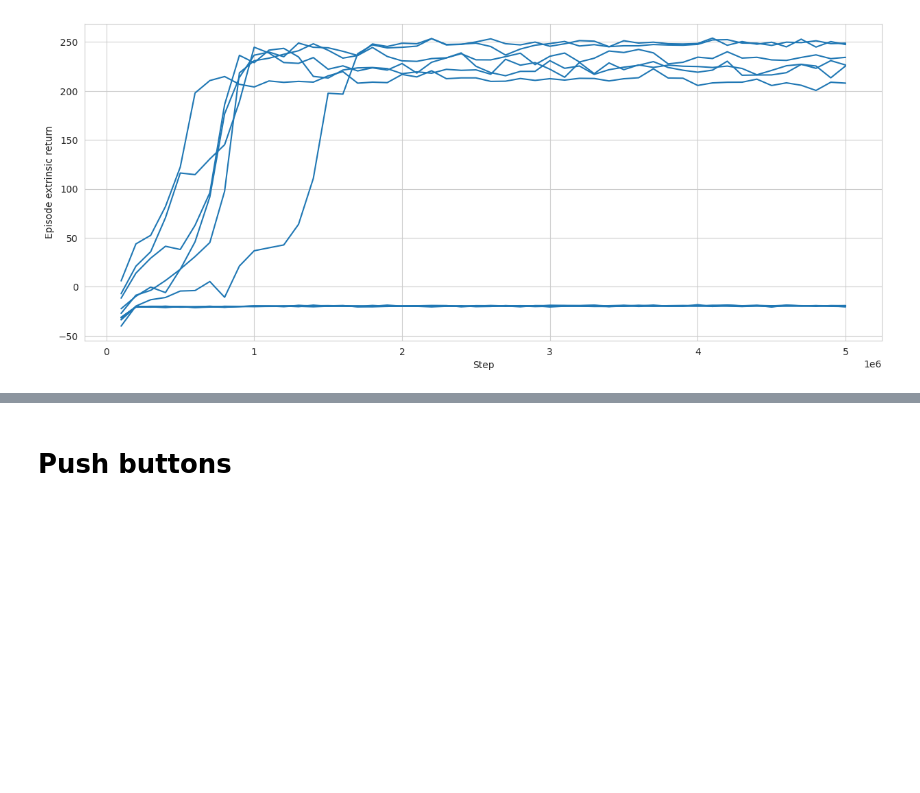
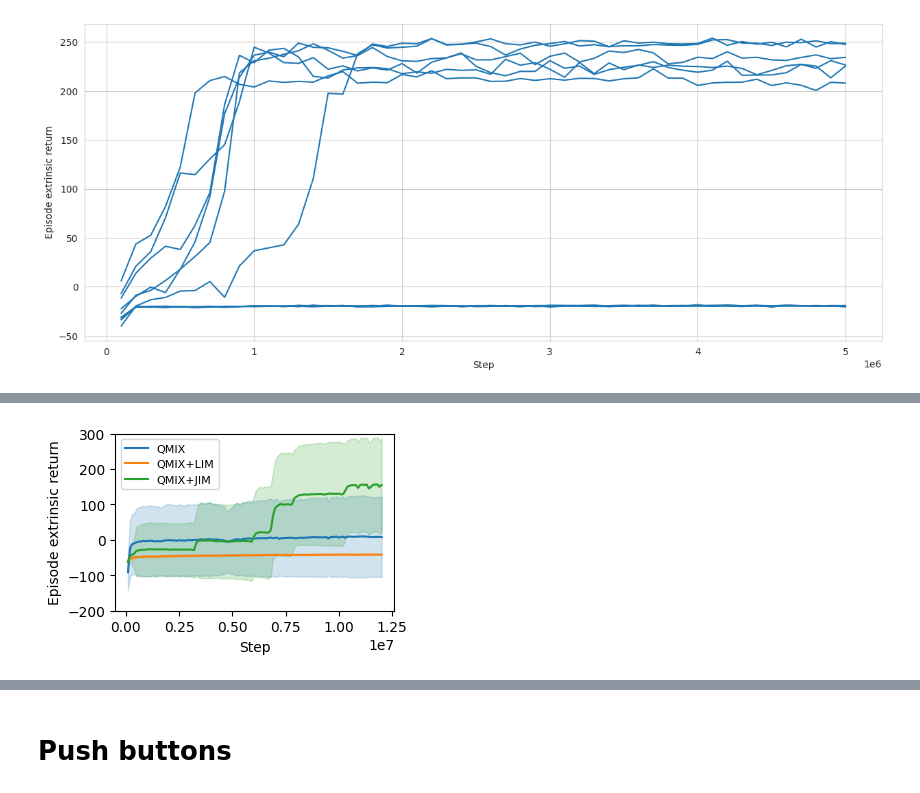
Before and after one commit to Maxtoq/MADRL-PhD-Thesis-Code, a Jupyter notebook: results/JIM Paper graphs.ipynb, the cells around one changed output, grey strips where cells are left out. Drawn from its saved outputs; the diff is of its cells as text; code cells hidden in the pictures; blank space fills up the shorter version.

```diff
--- a/results/JIM Paper graphs.ipynb
+++ b/results/JIM Paper graphs.ipynb
@@ -346,0 +329,10 @@ ax = box_plot_runs([mappo_30, mappo_noshare_30], y="Episode return", ax_ylabel="
+# %%
+qmix4a[1] = qmix4a[2]
+qmix4a[2] = qmix4b[1]
+# %%
+
+plot_runs(qmix4a, y="Episode extrinsic return", size=(3.6, 2.3), loc="upper left", ylim=[-200, 300])
+plt.legend(fontsize=8, loc="upper left")
+plt.savefig("figures/ro_4a.jpg", dpi=500, bbox_inches='tight')
+# %% [output]
+[figure, added]
```
Also changed, not shown: parts of 13 cells of this notebook, 7 other files.
